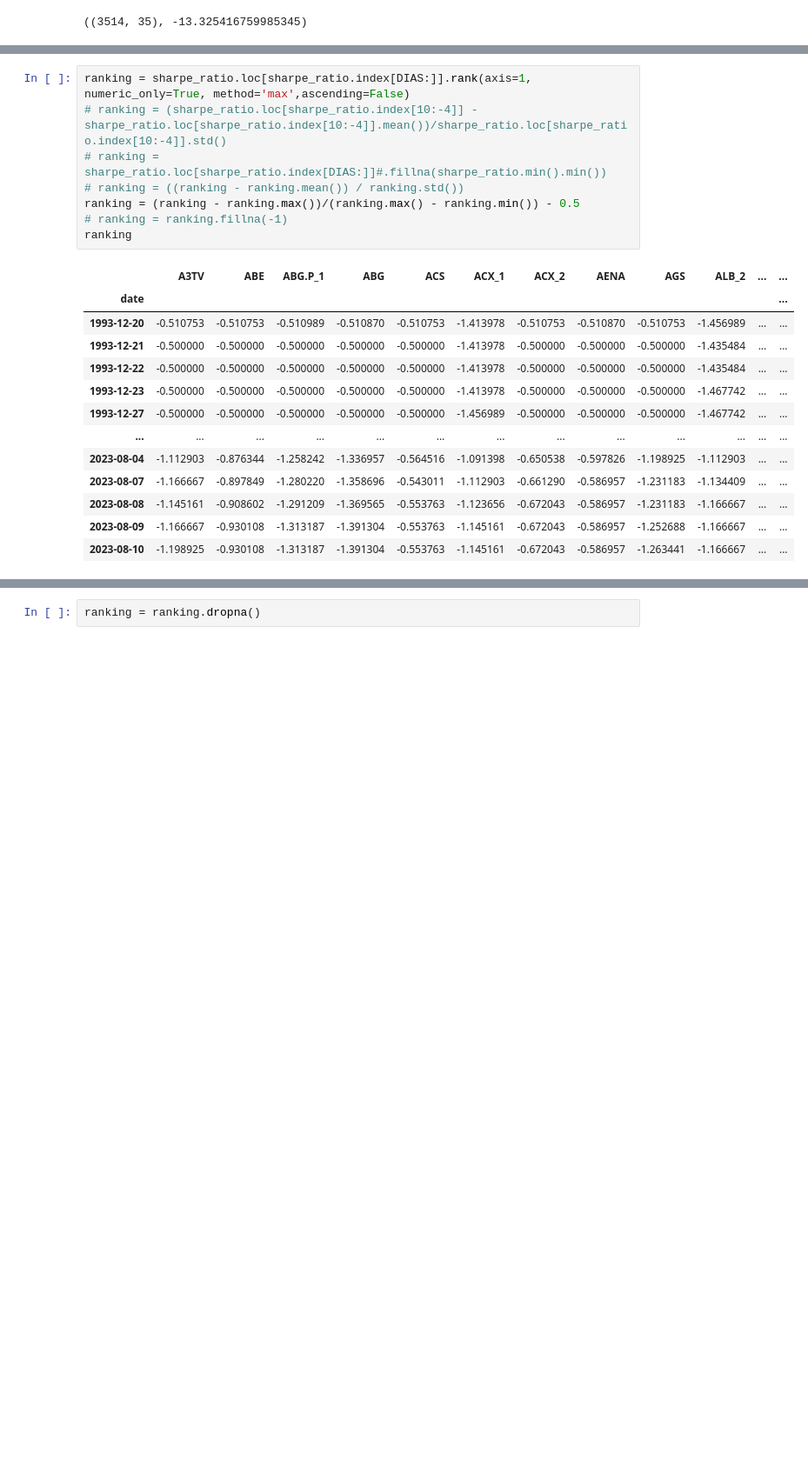
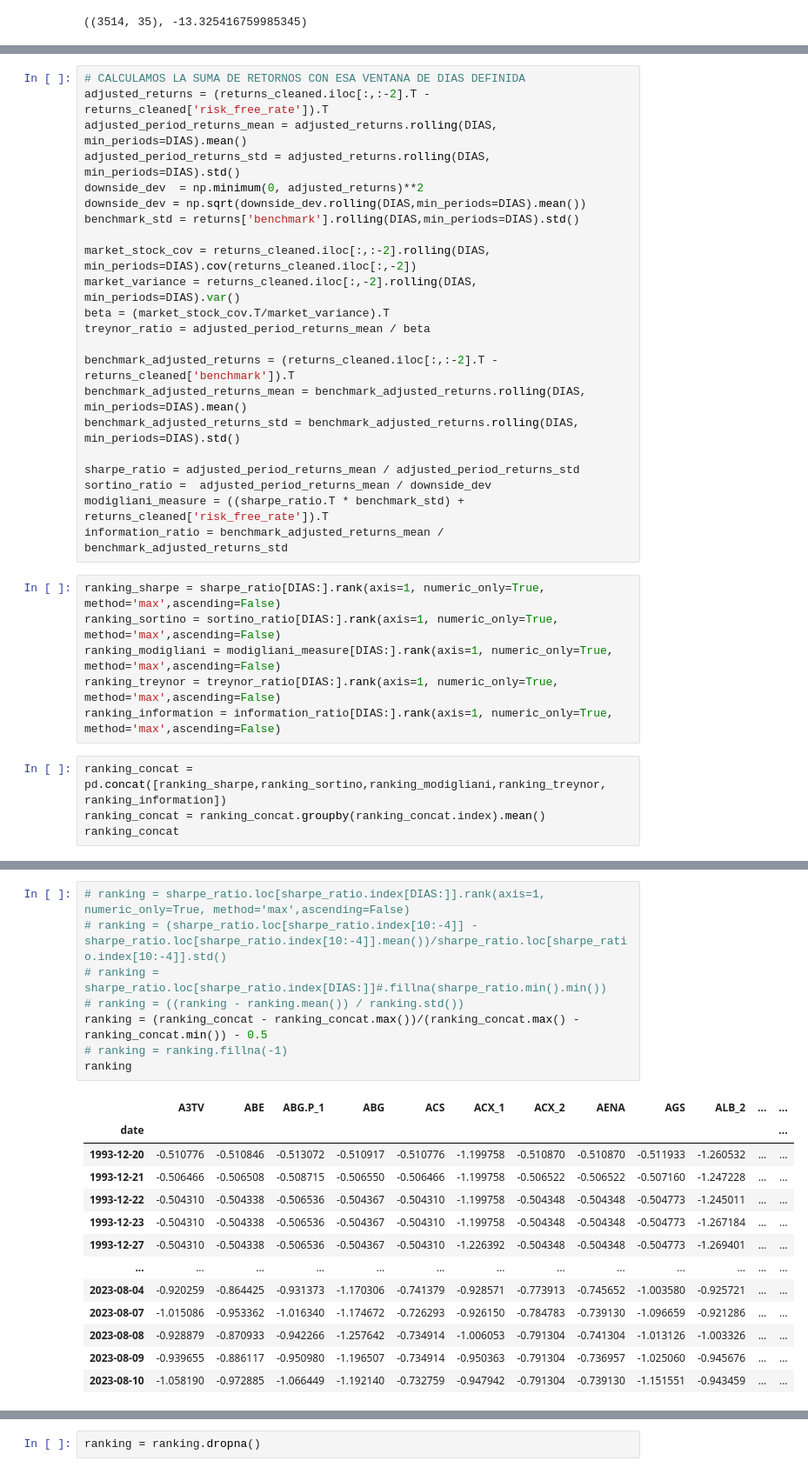
Before and after one commit to tintenderete/TFM, a Jupyter notebook: Prueba_red_neuronal_fija.ipynb, the cells around one changed output, grey strips where cells are left out. Shown at 87% size. Cells and saved outputs as stored; diff of their text form; blank space fills up the shorter version.

Commit message:
red_neuronal_fija
red neuronal fija con ranking estable calculado por la media de distintas métricas.
estimación de 11 activos dentro de los rangos de error de -5 y +5 posiciones dentro del ranking

```diff
--- a/Prueba_red_neuronal_fija.ipynb
+++ b/Prueba_red_neuronal_fija.ipynb
@@ -117,0 +94,32 @@ sharpe_ratio.loc[sharpe_ratio.index[DIAS:]].rank(axis=1, numeric_only=True, meth
+# %%
+# CALCULAMOS LA SUMA DE RETORNOS CON ESA VENTANA DE DIAS DEFINIDA
+adjusted_returns = (returns_cleaned.iloc[:,:-2].T - returns_cleaned['risk_free_rate']).T
+adjusted_period_returns_mean = adjusted_returns.rolling(DIAS, min_periods=DIAS).mean()
+adjusted_period_returns_std = adjusted_returns.rolling(DIAS, min_periods=DIAS).std()
+downside_dev  = np.minimum(0, adjusted_returns)**2
+downside_dev = np.sqrt(downside_dev.rolling(DIAS,min_periods=DIAS).mean())
+benchmark_std = returns['benchmark'].rolling(DIAS,min_periods=DIAS).std()
+
+market_stock_cov = returns_cleaned.iloc[:,:-2].rolling(DIAS, min_periods=DIAS).cov(returns_cleaned.iloc[:,-2])
+market_variance = returns_cleaned.iloc[:,-2].rolling(DIAS, min_periods=DIAS).var()
+beta = (market_stock_cov.T/market_variance).T
+treynor_ratio = adjusted_period_returns_mean / beta
+
+benchmark_adjusted_returns = (returns_cleaned.iloc[:,:-2].T - returns_cleaned['benchmark']).T
+benchmark_adjusted_returns_mean = benchmark_adjusted_returns.rolling(DIAS, min_periods=DIAS).mean()
+benchmark_adjusted_returns_std = benchmark_adjusted_returns.rolling(DIAS, min_periods=DIAS).std()
+
+sharpe_ratio = adjusted_period_returns_mean / adjusted_period_returns_std
+sortino_ratio =  adjusted_period_returns_mean / downside_dev
+modigliani_measure = ((sharpe_ratio.T * benchmark_std) + returns_cleaned['risk_free_rate']).T
+information_ratio = benchmark_adjusted_returns_mean / benchmark_adjusted_returns_std
+# %%
+ranking_sharpe = sharpe_ratio[DIAS:].rank(axis=1, numeric_only=True, method='max',ascending=False)
+ranking_sortino = sortino_ratio[DIAS:].rank(axis=1, numeric_only=True, method='max',ascending=False)
+ranking_modigliani = modigliani_measure[DIAS:].rank(axis=1, numeric_only=True, method='max',ascending=False)
+ranking_treynor = treynor_ratio[DIAS:].rank(axis=1, numeric_only=True, method='max',ascending=False)
+ranking_information = information_ratio[DIAS:].rank(axis=1, numeric_only=True, method='max',ascending=False)
+# %%
+ranking_concat = pd.concat([ranking_sharpe,ranking_sortino,ranking_modigliani,ranking_treynor, ranking_information])
+ranking_concat = ranking_concat.groupby(ranking_concat.index).mean()
+ranking_concat
@@ -118,25 +143,25 @@ sharpe_ratio.loc[sharpe_ratio.index[DIAS:]].rank(axis=1, numeric_only=True, meth
 # %%
-ranking = sharpe_ratio.loc[sharpe_ratio.index[DIAS:]].rank(axis=1, numeric_only=True, method='max',ascending=False)
+# ranking = sharpe_ratio.loc[sharpe_ratio.index[DIAS:]].rank(axis=1, numeric_only=True, method='max',ascending=False)
 # ranking = (sharpe_ratio.loc[sharpe_ratio.index[10:-4]] - sharpe_ratio.loc[sharpe_ratio.index[10:-4]].mean())/sharpe_ratio.loc[sharpe_ratio.index[10:-4]].std()
 # ranking = sharpe_ratio.loc[sharpe_ratio.index[DIAS:]]#.fillna(sharpe_ratio.min().min())
 # ranking = ((ranking - ranking.mean()) / ranking.std())
-ranking = (ranking - ranking.max())/(ranking.max() - ranking.min()) - 0.5
+ranking = (ranking_concat - ranking_concat.max())/(ranking_concat.max() - ranking_concat.min()) - 0.5
 # ranking = ranking.fillna(-1)
 ranking
 # %% [output]
 |  | A3TV | ABE | ABG.P_1 | ABG | ACS | ACX_1 | ACX_2 | AENA | AGS | ALB_2 | ... | ... |
 | date |  |  |  |  |  |  |  |  |  |  |  | ... |
-| 1993-12-20 | -0.510753 | -0.510753 | -0.510989 | -0.510870 | -0.510753 | -1.413978 | -0.510753 | -0.510870 | -0.510753 | -1.456989 | ... | ... |
-| 1993-12-21 | -0.500000 | -0.500000 | -0.500000 | -0.500000 | -0.500000 | -1.413978 | -0.500000 | -0.500000 | -0.500000 | -1.435484 | ... | ... |
-| 1993-12-22 | -0.500000 | -0.500000 | -0.500000 | -0.500000 | -0.500000 | -1.413978 | -0.500000 | -0.500000 | -0.500000 | -1.435484 | ... | ... |
-| 1993-12-23 | -0.500000 | -0.500000 | -0.500000 | -0.500000 | -0.500000 | -1.413978 | -0.500000 | -0.500000 | -0.500000 | -1.467742 | ... | ... |
-| 1993-12-27 | -0.500000 | -0.500000 | -0.500000 | -0.500000 | -0.500000 | -1.456989 | -0.500000 | -0.500000 | -0.500000 | -1.467742 | ... | ... |
+| 1993-12-20 | -0.510776 | -0.510846 | -0.513072 | -0.510917 | -0.510776 | -1.199758 | -0.510870 | -0.510870 | -0.511933 | -1.260532 | ... | ... |
+| 1993-12-21 | -0.506466 | -0.506508 | -0.508715 | -0.506550 | -0.506466 | -1.199758 | -0.506522 | -0.506522 | -0.507160 | -1.247228 | ... | ... |
+| 1993-12-22 | -0.504310 | -0.504338 | -0.506536 | -0.504367 | -0.504310 | -1.199758 | -0.504348 | -0.504348 | -0.504773 | -1.245011 | ... | ... |
+| 1993-12-23 | -0.504310 | -0.504338 | -0.506536 | -0.504367 | -0.504310 | -1.199758 | -0.504348 | -0.504348 | -0.504773 | -1.267184 | ... | ... |
+| 1993-12-27 | -0.504310 | -0.504338 | -0.506536 | -0.504367 | -0.504310 | -1.226392 | -0.504348 | -0.504348 | -0.504773 | -1.269401 | ... | ... |
 | ... | ... | ... | ... | ... | ... | ... | ... | ... | ... | ... | ... | ... |
-| 2023-08-04 | -1.112903 | -0.876344 | -1.258242 | -1.336957 | -0.564516 | -1.091398 | -0.650538 | -0.597826 | -1.198925 | -1.112903 | ... | ... |
-| 2023-08-07 | -1.166667 | -0.897849 | -1.280220 | -1.358696 | -0.543011 | -1.112903 | -0.661290 | -0.586957 | -1.231183 | -1.134409 | ... | ... |
-| 2023-08-08 | -1.145161 | -0.908602 | -1.291209 | -1.369565 | -0.553763 | -1.123656 | -0.672043 | -0.586957 | -1.231183 | -1.166667 | ... | ... |
-| 2023-08-09 | -1.166667 | -0.930108 | -1.313187 | -1.391304 | -0.553763 | -1.145161 | -0.672043 | -0.586957 | -1.252688 | -1.166667 | ... | ... |
-| 2023-08-10 | -1.198925 | -0.930108 | -1.313187 | -1.391304 | -0.553763 | -1.145161 | -0.672043 | -0.586957 | -1.263441 | -1.166667 | ... | ... |
+| 2023-08-04 | -0.920259 | -0.864425 | -0.931373 | -1.170306 | -0.741379 | -0.928571 | -0.773913 | -0.745652 | -1.003580 | -0.925721 | ... | ... |
+| 2023-08-07 | -1.015086 | -0.953362 | -1.016340 | -1.174672 | -0.726293 | -0.926150 | -0.784783 | -0.739130 | -1.096659 | -0.921286 | ... | ... |
+| 2023-08-08 | -0.928879 | -0.870933 | -0.942266 | -1.257642 | -0.734914 | -1.006053 | -0.791304 | -0.741304 | -1.013126 | -1.003326 | ... | ... |
+| 2023-08-09 | -0.939655 | -0.886117 | -0.950980 | -1.196507 | -0.734914 | -0.950363 | -0.791304 | -0.736957 | -1.025060 | -0.945676 | ... | ... |
+| 2023-08-10 | -1.058190 | -0.972885 | -1.066449 | -1.192140 | -0.732759 | -0.947942 | -0.791304 | -0.739130 | -1.151551 | -0.943459 | ... | ... |
 7513 rows × 94 columns
 # %%
 ranking = ranking.dropna()
```
Also changed, not shown: parts of 23 cells of this notebook, 1 other file.
